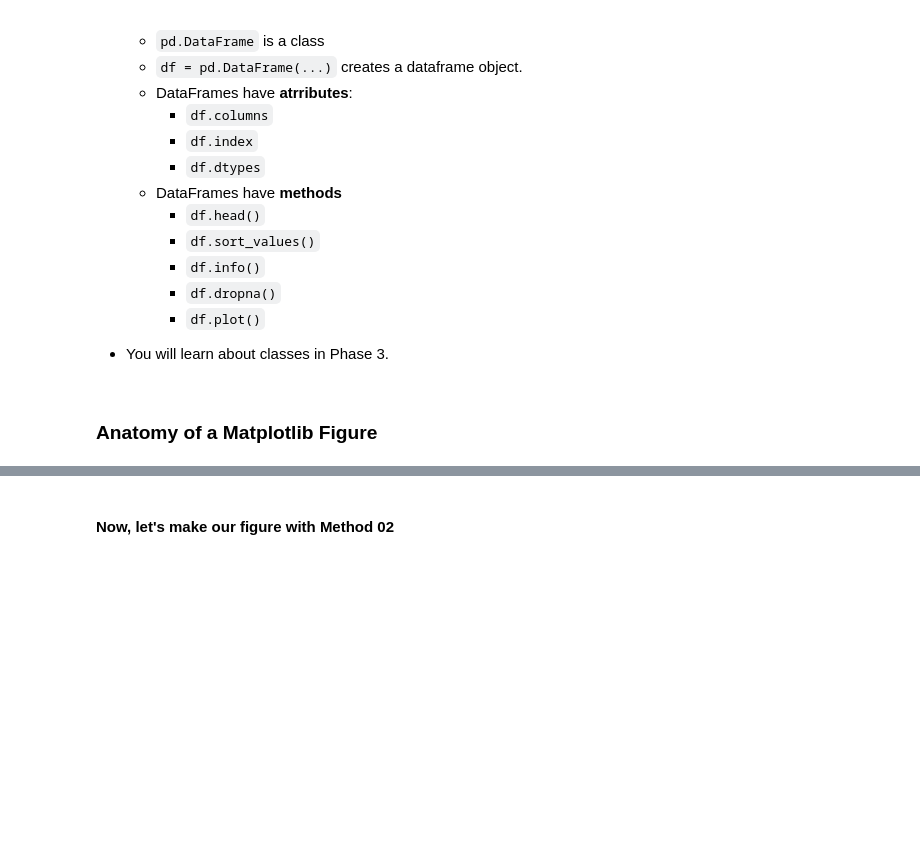
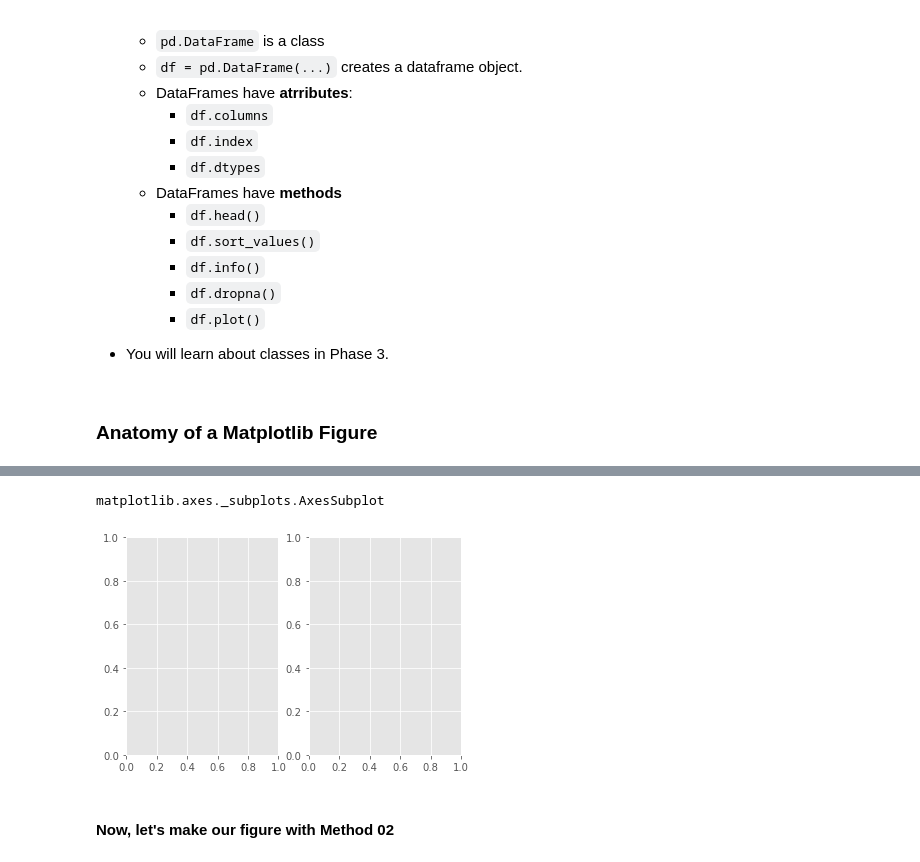
Before and after one commit to flatiron-school/ds-flex-fundamentals-of-data-visualization-2021, a Jupyter notebook: Fundamentals of Visualizations_v1_SG.ipynb, the cells around one changed output, grey strips where cells are left out. Drawn from its saved outputs; the diff is of its cells as text; code cells hidden in the pictures; blank space fills up the shorter version.

```diff
--- a/Fundamentals of Visualizations_v1_SG.ipynb
+++ b/Fundamentals of Visualizations_v1_SG.ipynb
@@ -220,2 +286,8 @@ df.info()
+# %%
+fig,axes=plt.subplots(ncols=2)
+type(axes[0])
+# %% [output]
+matplotlib.axes._subplots.AxesSubplot
+[figure, added]
 # %% [markdown]
 #### Now, let's make our figure with Method 02
```
Also changed, not shown: parts of 40 cells of this notebook.
